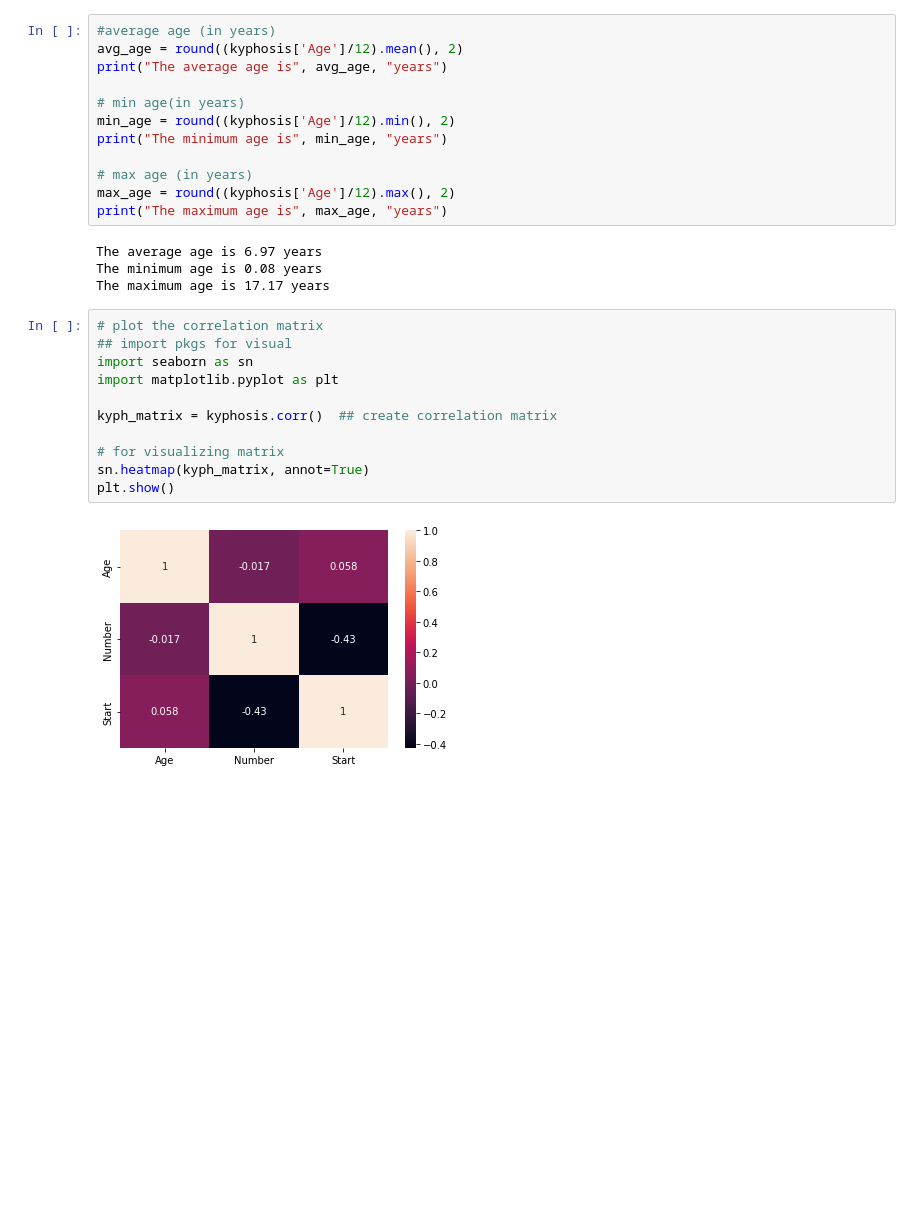
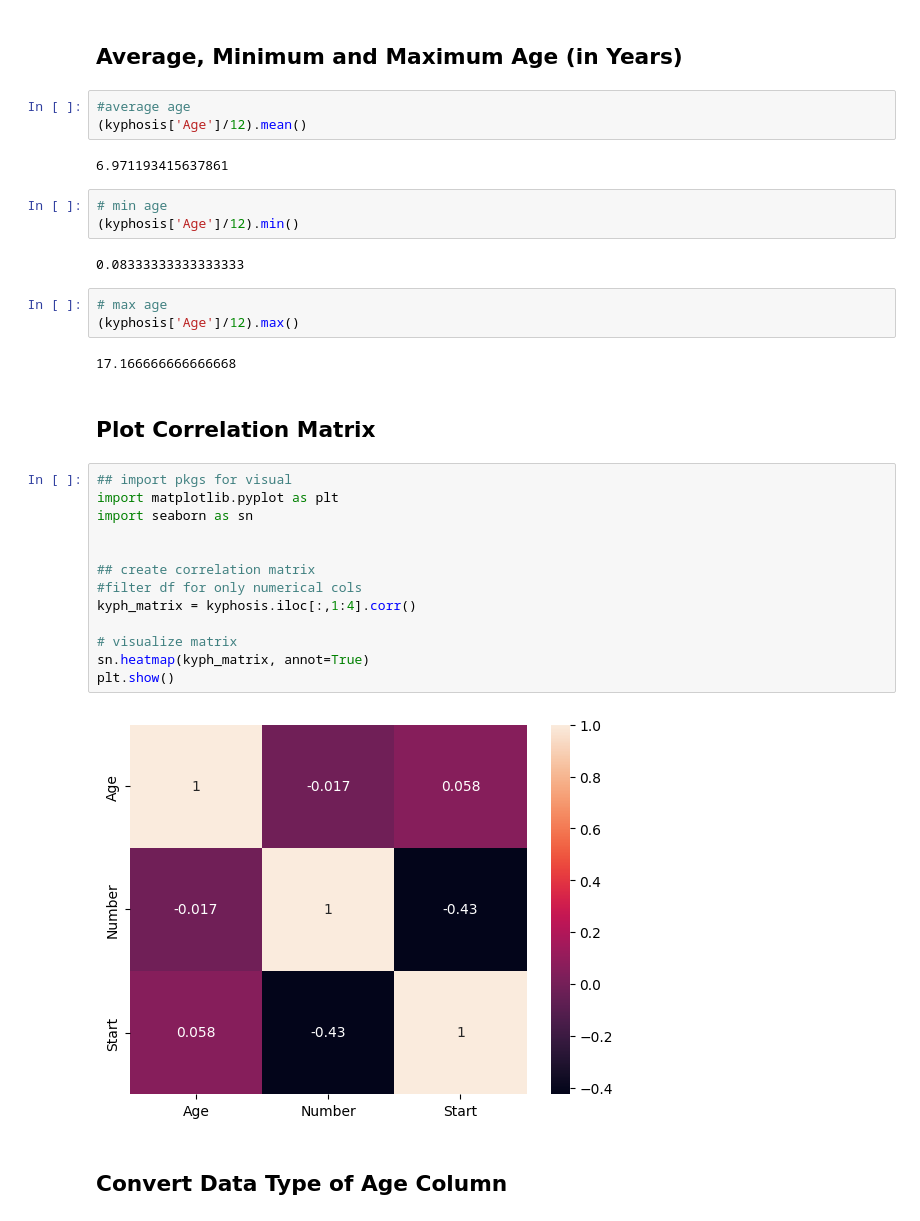
Before and after one commit to LeopoldineMirtil/kyphosis, a Jupyter notebook: Kyphosis Project.ipynb, the cells around one changed output. Saved outputs shown, nothing was run; the diff lists cells and outputs as text; blank space fills up the shorter version.

```diff
--- a/Kyphosis Project.ipynb
+++ b/Kyphosis Project.ipynb
@@ -95,30 +74,37 @@ dtype: float64
+# %% [markdown]
+## Average, Minimum and Maximum Age (in Years)
 # %%
-#average age (in years)
-avg_age = round((kyphosis['Age']/12).mean(), 2)
-print("The average age is", avg_age, "years")
-
-# min age(in years)
-min_age = round((kyphosis['Age']/12).min(), 2)
-print("The minimum age is", min_age, "years")
-
-# max age (in years)
-max_age = round((kyphosis['Age']/12).max(), 2)
-print("The maximum age is", max_age, "years")
+#average age
+(kyphosis['Age']/12).mean()
 # %% [output]
-The average age is 6.97 years
-The minimum age is 0.08 years
-The maximum age is 17.17 years
+6.971193415637861
+# %%
+# min age
+(kyphosis['Age']/12).min()
+# %% [output]
+0.08333333333333333
+# %%
+# max age
+(kyphosis['Age']/12).max()
+# %% [output]
+17.166666666666668
+# %% [markdown]
+## Plot Correlation Matrix
 # %%
-# plot the correlation matrix
 ## import pkgs for visual
+import matplotlib.pyplot as plt
 import seaborn as sn
-import matplotlib.pyplot as plt
 
-kyph_matrix = kyphosis.corr()  ## create correlation matrix
 
-# for visualizing matrix
+## create correlation matrix
+#filter df for only numerical cols
+kyph_matrix = kyphosis.iloc[:,1:4].corr()
+
+# visualize matrix
 sn.heatmap(kyph_matrix, annot=True)
 plt.show()
 # %% [output]
-[figure, old version]
+[figure, new version]
+# %% [markdown]
+## Convert Data Type of Age Column
 # %%
```
Also changed, not shown: parts of 32 cells of this notebook.
